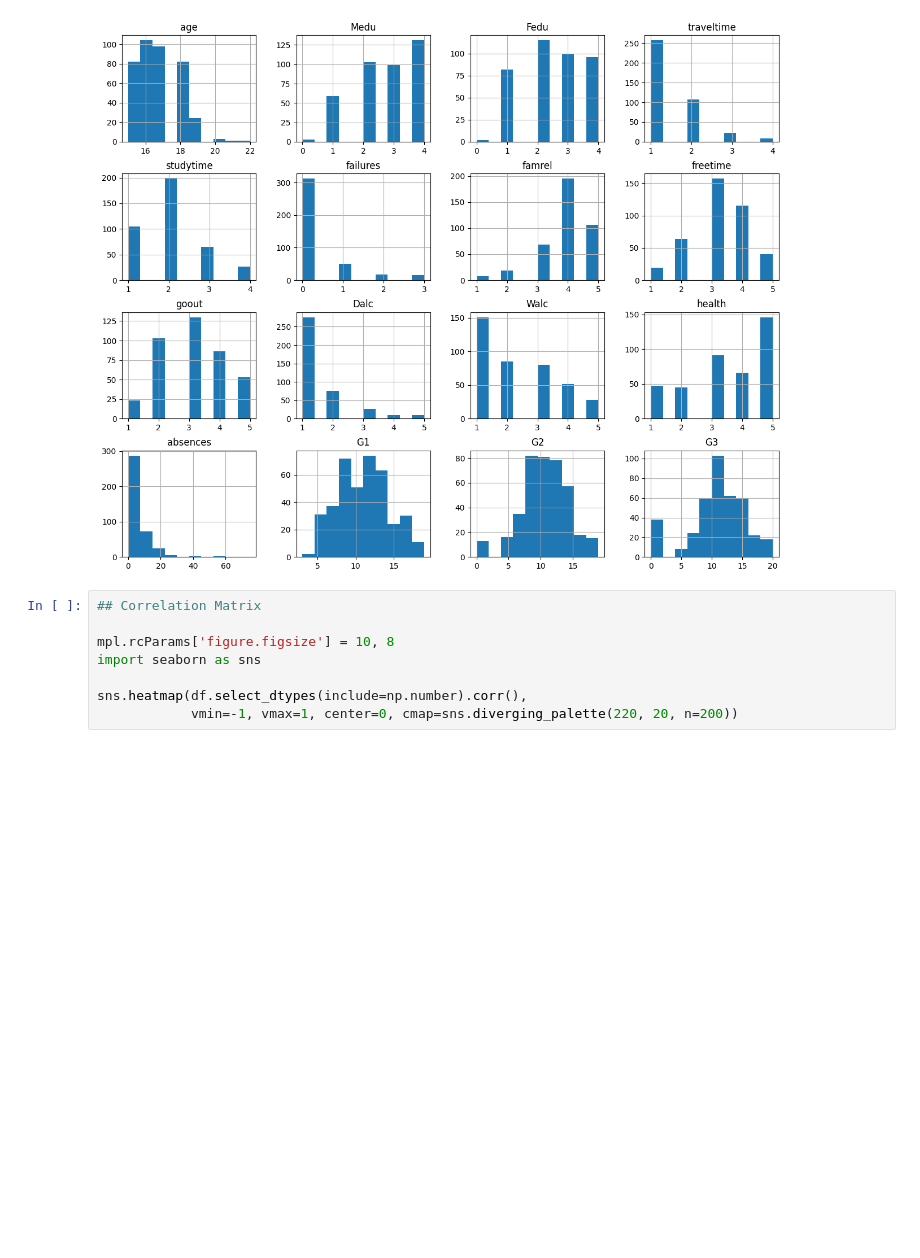
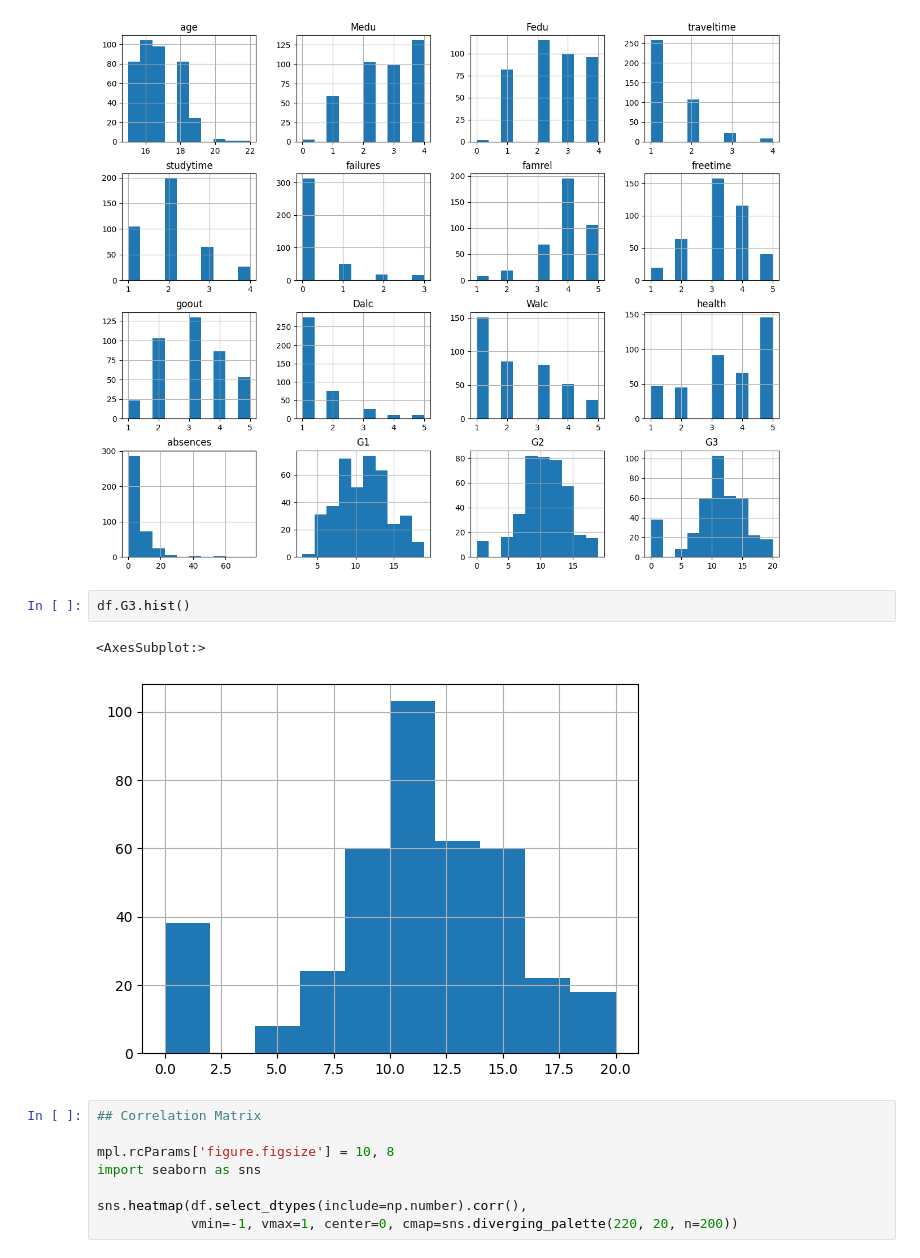
Before and after one commit to Aayush181509/AI-Workshop, a Jupyter notebook: ML_Workflow.ipynb, the cells around one changed output. Drawn from its saved outputs; the diff is of its cells as text; blank space fills up the shorter version.

```diff
--- a/ML_Workflow.ipynb
+++ b/ML_Workflow.ipynb
@@ -126,6 +204,11 @@ df.select_dtypes(include=np.number).hist(ax =ax)
 plt.show()
 # %% [output]
 [figure]
+# %%
+df.G3.hist()
+# %% [output]
+<AxesSubplot:>
+[figure, added]
 # %%
 ## Correlation Matrix
 
```
Also changed, not shown: parts of 24 cells of this notebook, 25 other files.
